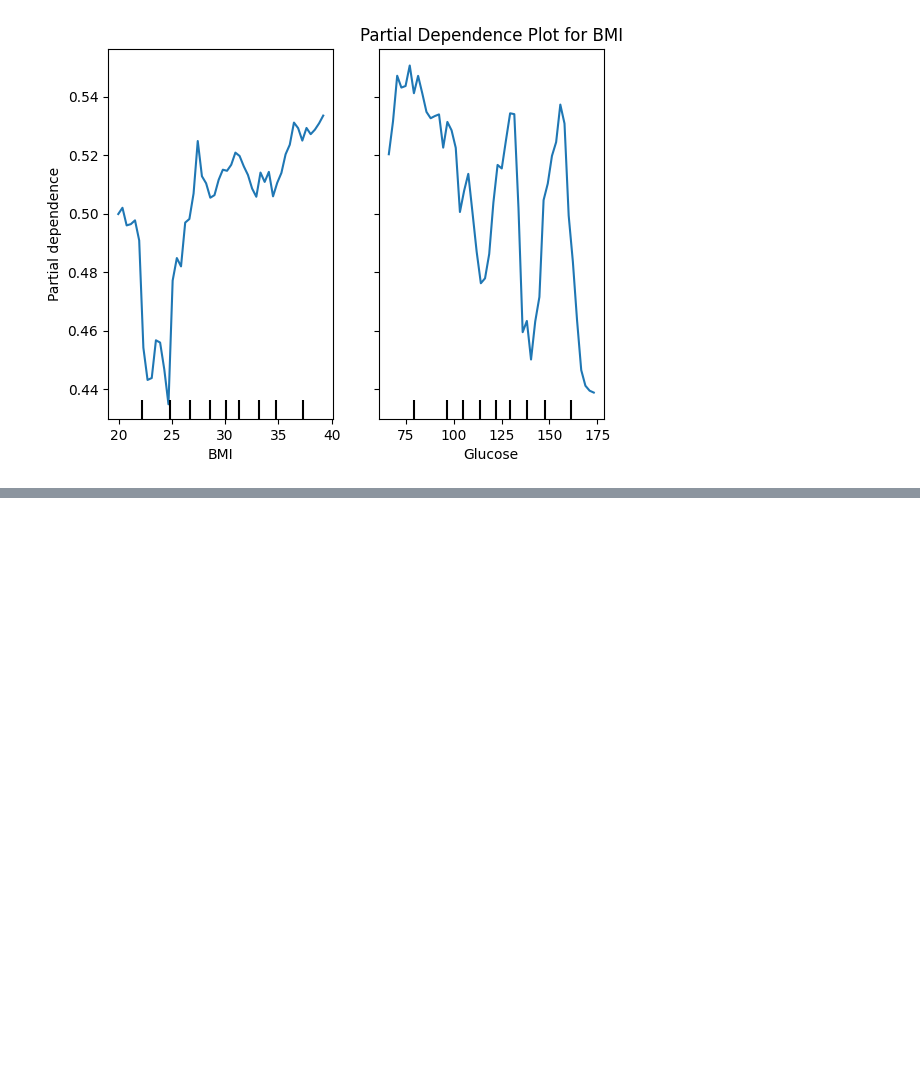
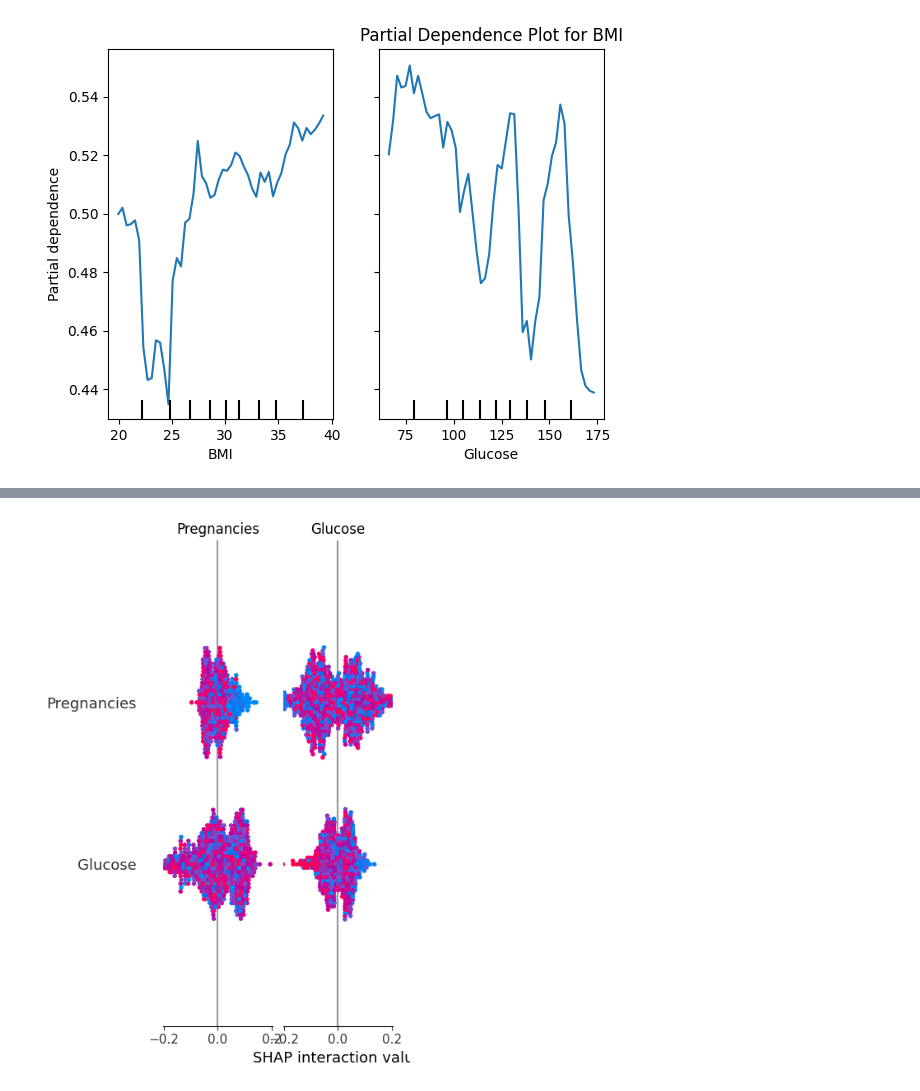
Before and after one commit to gmkumar1988/Data-Analytics-Projects, a Jupyter notebook: Diabetes_Classifcation_Post_HOC.ipynb, the cells around one changed output, grey strips where cells are left out. Cells and saved outputs as stored; diff of their text form; code cells hidden in the pictures; blank space fills up the shorter version.

```diff
--- a/Diabetes_Classifcation_Post_HOC.ipynb
+++ b/Diabetes_Classifcation_Post_HOC.ipynb
@@ -107,0 +190,4 @@ plt.show()
+# %%
+shap.initjs()
+shap.summary_plot(shap_values, X)
+# %% [output]
@@ -107,0 +195 @@ plt.show()
+[figure, added]
```
Also changed, not shown: parts of 15 cells of this notebook.
